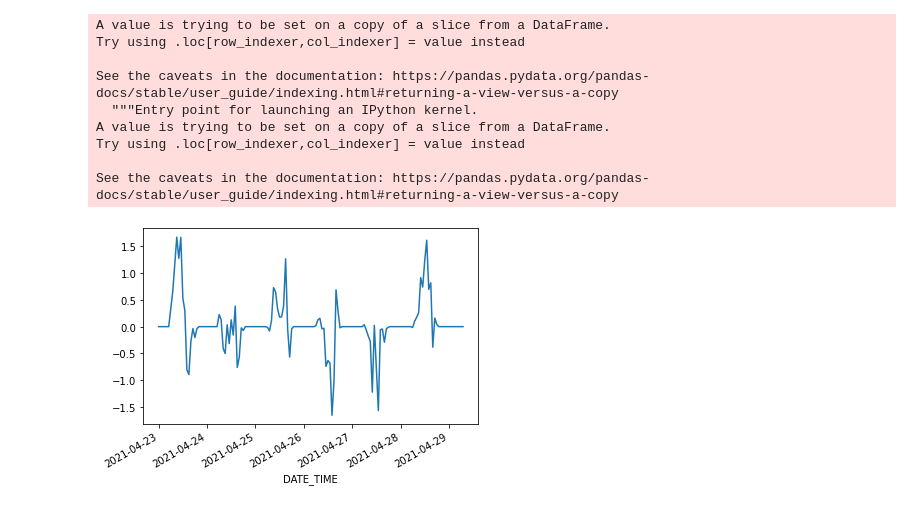
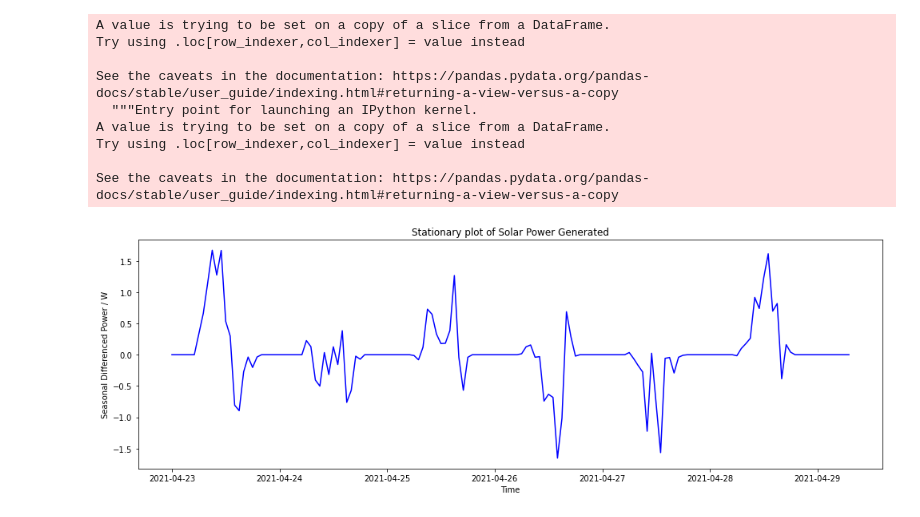
Before and after one commit to Mukunds0507333/Time-Series_PV-System-Output, a Jupyter notebook: Forecasting_PV_Power_Generation.ipynb, the cells around one changed output. Cells and saved outputs as stored; diff of their text form; code cells hidden in the pictures.

```diff
--- a/Forecasting_PV_Power_Generation.ipynb
+++ b/Forecasting_PV_Power_Generation.ipynb
@@ -8,3 +22,13 @@ from datetime import datetime
 from datetime import timedelta
 from dateutil.relativedelta import relativedelta
 from IPython.display import display
+from skimage.restoration import denoise_wavelet
+from colorsetup import colors, palette
+sns.set_palette(palette)
+from statsmodels.tsa.stattools import adfuller
+import statsmodels.tsa.stattools as ts
+import statsmodels.api as sm
+import pmdarima as pm
+from statsmodels.tsa.statespace.sarimax import SARIMAX
+from sklearn.model_selection import train_test_split
+from sklearn.metrics import mean_squared_error
@@ -168,6 +227,9 @@ Try using .loc[row_indexer,col_indexer] = value instead
 
 See the caveats in the documentation: https://pandas.pydata.org/pandas-docs/stable/user_guide/indexing.html#returning-a-view-versus-a-copy
 # %%
-df['seasonal_diff'].plot();
+fig, ax = plt.subplots()
+fig.set_size_inches(16.7, 5.27)
+ax.set(xlabel='Time', ylabel='Seasonal Differenced Power / W', title='Stationary plot of Solar Power Generated')
+sns.lineplot(data = df, x = 'DATE_TIME', y='seasonal_diff', color = 'blue' );
 # %% [output]
-[figure, old version]
+[figure, new version]
```
Also changed, not shown: parts of 41 cells of this notebook, 1 other file.
